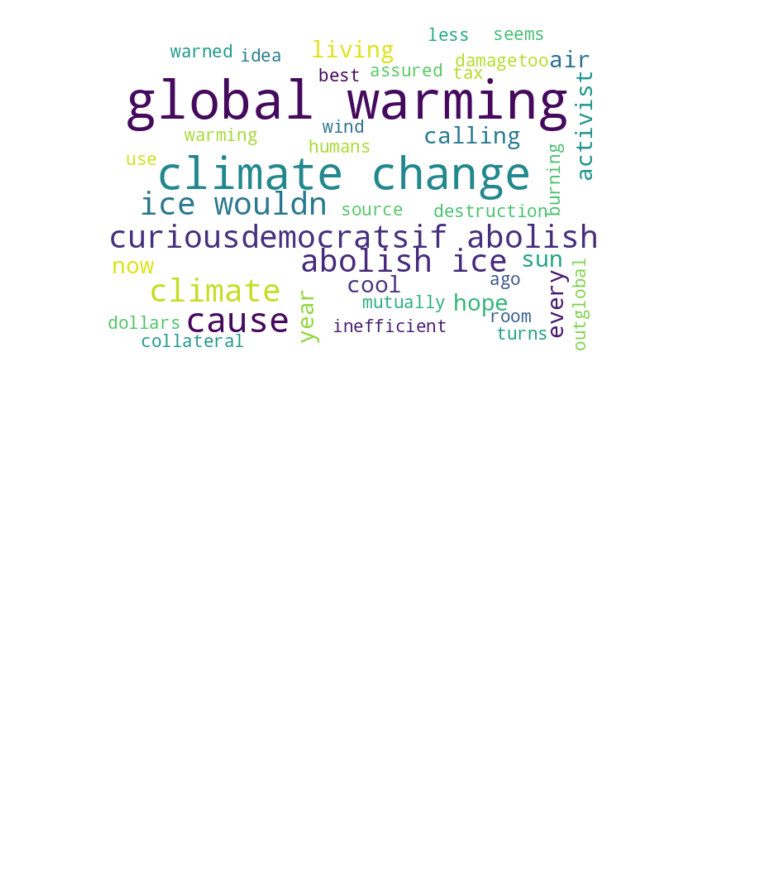
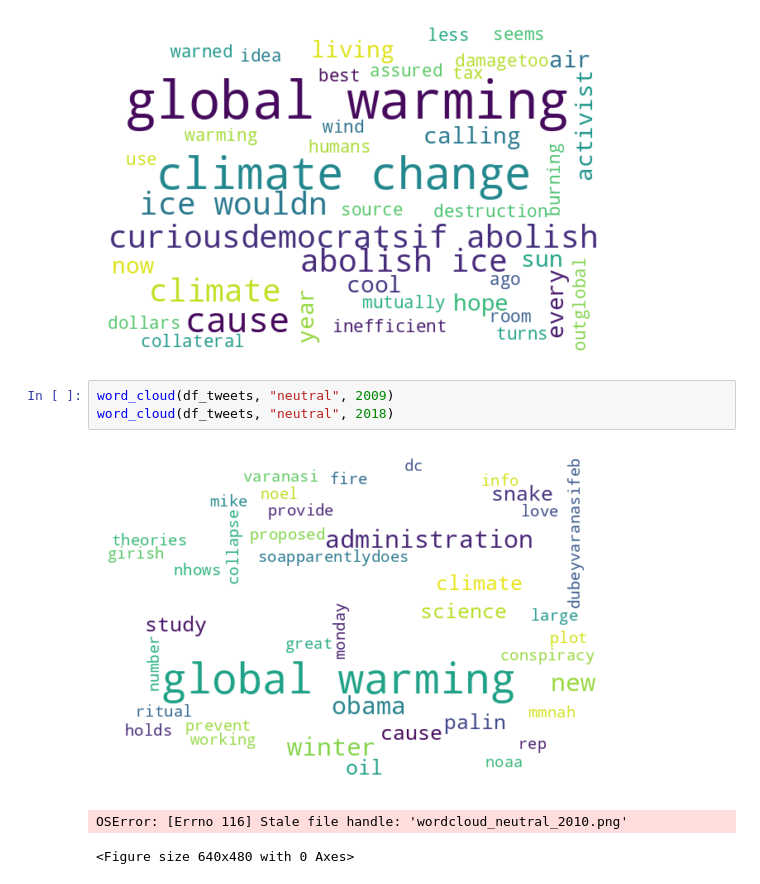
Before and after one commit to Grey-Xu-Yang/climate_change_twitter, a Jupyter notebook: main/images/word_cloud_testing.ipynb, the cells around one changed output. Saved outputs shown, nothing was run; the diff lists cells and outputs as text; blank space fills up the shorter version.

```diff
--- a/main/images/word_cloud_testing.ipynb
+++ b/main/images/word_cloud_testing.ipynb
@@ -133,3 +72,10 @@ word_cloud(df_tweets, "denier", 2018)
 # %% [output]
 [figure]
 [figure]
+# %%
+word_cloud(df_tweets, "neutral", 2009)
+word_cloud(df_tweets, "neutral", 2018)
+# %% [output]
+[figure, added]
+OSError: [Errno 116] Stale file handle: 'wordcloud_neutral_2010.png'
+<Figure size 640x480 with 0 Axes>
```
Also changed, not shown: parts of 7 cells of this notebook, 2 other files.
